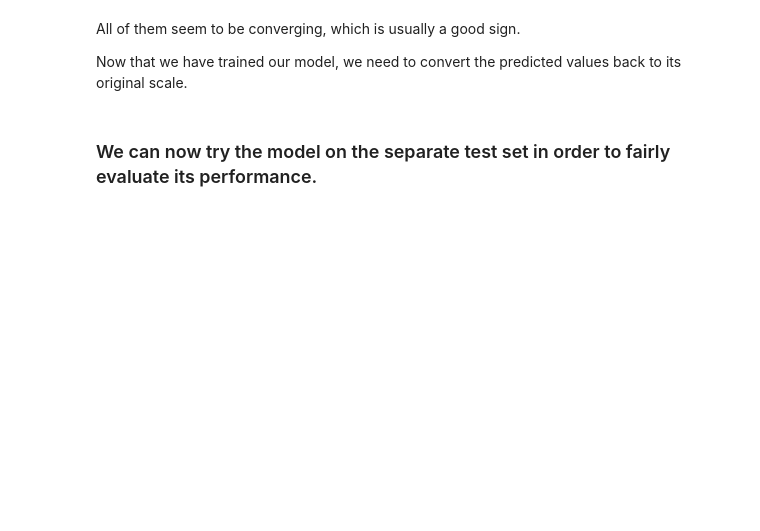
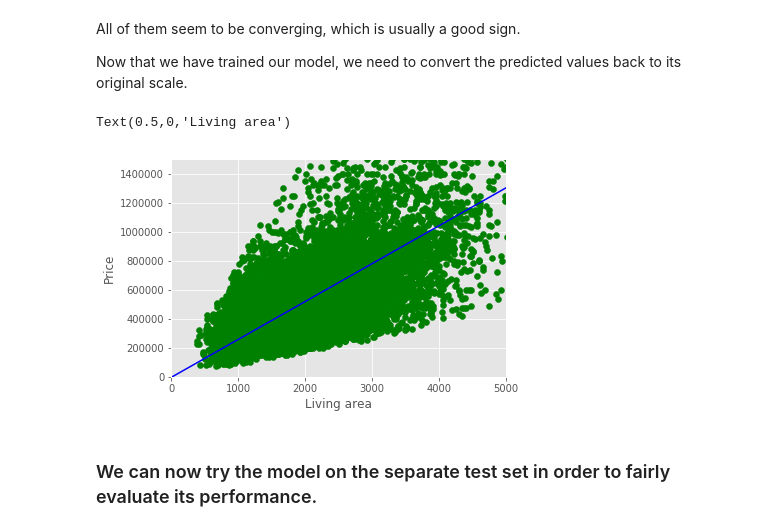
Before and after one commit to Darkgrouptw/Deep-Learning-For-Computer-Vision-CS5145701, a Jupyter notebook: 02.Linear Regression/02 - Linear Regression.ipynb, the cells around one changed output. Saved outputs shown, nothing was run; the diff lists cells and outputs as text; code cells hidden in the pictures; blank space fills up the shorter version.

```diff
--- a/02.Linear Regression/02 - Linear Regression.ipynb
+++ b/02.Linear Regression/02 - Linear Regression.ipynb
@@ -562,12 +558,14 @@ iteration 500 / 500: loss nan
 # TODO:                                                                        #
 # Standardize the training data and the validation data.                       #
 ################################################################################
+def normalizeData(orgData, NormalizeData):
+    return (orgData - np.mean(NormalizeData)) / np.std(NormalizeData)
 
-X_train_norm = None
-y_train_norm = None
+X_train_norm = normalizeData(X_train, X_train)
+y_train_norm = normalizeData(y_train, y_train)
 
-X_val_norm = None
-y_val_norm = None
+X_val_norm = normalizeData(X_val, X_val)
+y_val_norm = normalizeData(y_val, y_val)
 
 ################################################################################
 #                                 END OF YOUR CODE                             #
@@ -690,32 +708,36 @@ Now that we have trained our model, we need to convert the predicted values back
 # %%
 # plot fitted regression line
 X_range = np.expand_dims(np.arange(0,5000,1),1)
 ################################################################################
 # TODO:                                                                        #
 # Standardize the data.                                                        #
 ################################################################################
-X_range_norm = None
+
+X_range_norm = normalizeData(X_range, X_train)
 
 ################################################################################
 #                                 END OF YOUR CODE                             #
 ################################################################################
 
 y_range_norm = regressor.predict(X_range_norm)
 
 ################################################################################
 # TODO:                                                                        #
 # Convert the predicted y values back to its original scale.                   #
 ################################################################################
-y_range = None
+y_range = y_range_norm * np.std(y_train) + np.mean(y_train)
 ################################################################################
 #                                 END OF YOUR CODE                             #
 ################################################################################
 plt.scatter(X_train,y_train,c='green')
 plt.plot(X_range,y_range,c='blue')
 plt.xlim([0,5000])
 plt.ylim([0,1500000])
 plt.ylabel("Price")
 plt.xlabel("Living area")
+# %% [output]
+Text(0.5,0,'Living area')
+[figure, added]
 # %% [markdown]
 ### We can now try the model on the separate test set in order to fairly evaluate its performance.
 # %%
```
Also changed, not shown: parts of 11 cells of this notebook, 1 other file.
